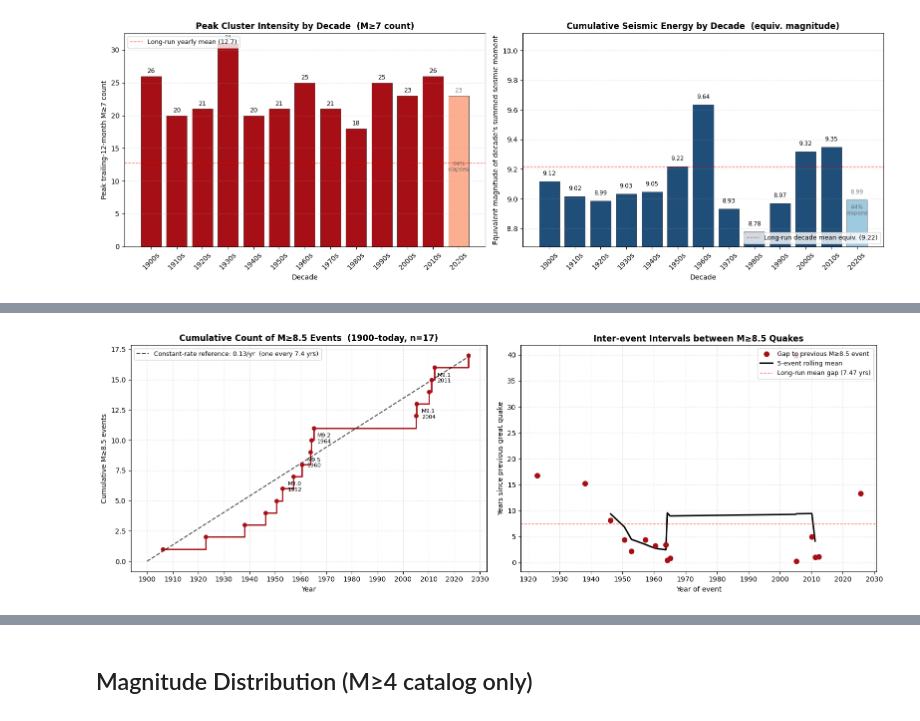
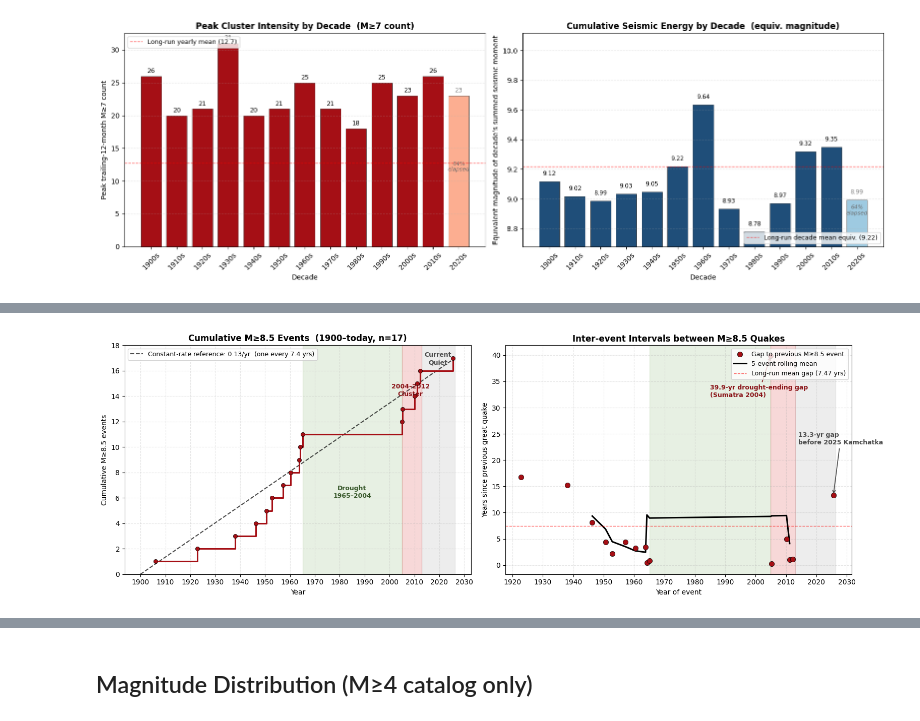
Before and after one commit to Biblejustin/earthquakes, a Jupyter notebook: earthquakes.ipynb, the cells around one changed output, grey strips where cells are left out. Saved outputs shown, nothing was run; the diff lists cells and outputs as text; code cells hidden in the pictures.

```diff
--- a/earthquakes.ipynb
+++ b/earthquakes.ipynb
@@ -386,86 +375,109 @@ great['interval_days'] = great['time'].diff().dt.total_seconds() / 86400
 great['interval_years'] = great['interval_days'] / 365.25
 n_great = len(great)
 
+# Three identified regimes (post-hoc)
+regimes = [
+    (pd.Timestamp('1965-02-05', tz='UTC'), pd.Timestamp('2004-12-26', tz='UTC'),
+     '#7fb069', 'Great Quake Drought\n(39.9 yrs, 0 events)'),
+    (pd.Timestamp('2004-12-26', tz='UTC'), pd.Timestamp('2012-12-31', tz='UTC'),
+     '#d62728', '2004–2012 Cluster\n(6 events in 8 yrs)'),
+    (pd.Timestamp('2013-01-01', tz='UTC'), latest,
+     '#a0a0a0', 'Current Quiet\n(1 event in 13 yrs)'),
+]
+
 fig, (ax1, ax2) = plt.subplots(1, 2, figsize=(16, 5.5))
 
-# Panel 1: Cumulative count
+# Panel 1: Cumulative count with regime shading
+for start_r, end_r, color, label in regimes:
+    ax1.axvspan(start_r, end_r, color=color, alpha=0.18)
 ax1.step(great['time'], np.arange(1, n_great + 1), where='post',
-         color='#a50f15', linewidth=2)
+         color='#a50f15', linewidth=2.2, zorder=3)
 ax1.scatter(great['time'], np.arange(1, n_great + 1),
-            color='#a50f15', s=30, zorder=5)
+            color='#a50f15', s=35, zorder=4, edgecolor='black', linewidth=0.5)
 
-# Constant-rate reference line: fit using whole span, anchored at endpoints
 ref_start = pd.Timestamp(f'{M7_COMPLETE_FROM}-01-01', tz='UTC')
 ref_end = latest
 ref_span_yrs = (ref_end - ref_start).days / 365.25
 ref_rate = n_great / ref_span_yrs
 ax1.plot([ref_start, ref_end], [0, n_great], color='black', linestyle='--',
-         linewidth=1.5, alpha=0.7,
+         linewidth=1.5, alpha=0.7, zorder=2,
          label=f'Constant-rate reference: {ref_rate:.2f}/yr  (one every {1/ref_rate:.1f} yrs)')
 
-# Mark a few notable events with labels
-for _, row in great.nlargest(5, 'mag').iterrows():
-    idx = great.index[great['time'] == row['time']][0] + 1
-    ax1.annotate(f"M{row['mag']:.1f}\n{row['time']:%Y}",
-                 (row['time'], idx),
-                 textcoords='offset points', xytext=(8, -4),
-                 fontsize=8, color='black')
+# Annotate regimes inside the plot
+ax1.text(pd.Timestamp('1985-01-01', tz='UTC'), 6, 'Drought\n1965–2004',
+         ha='center', fontsize=9, color='#3a5a2d', fontweight='bold')
+ax1.text(pd.Timestamp('2008-06-01', tz='UTC'), 14, '2004–2012\nCluster',
+         ha='center', fontsize=9, color='#8a1418', fontweight='bold')
+ax1.text(pd.Timestamp('2019-06-01', tz='UTC'), 16.5, 'Current\nQuiet',
+         ha='center', fontsize=9, color='#4a4a4a', fontweight='bold')
 
 ax1.set_xlabel('Year')
 ax1.set_ylabel(f'Cumulative M≥{GREAT_QUAKE_MAG} events')
-ax1.set_title(f'Cumulative Count of M≥{GREAT_QUAKE_MAG} Events  ({M7_COMPLETE_FROM}–today, n={n_great})',
+ax1.set_title(f'Cumulative M≥{GREAT_QUAKE_MAG} Events  ({M7_COMPLETE_FROM}–today, n={n_great})',
               fontsize=12, fontweight='bold')
 ax1.xaxis.set_major_locator(mdates.YearLocator(10))
 ax1.xaxis.set_major_formatter(mdates.DateFormatter('%Y'))
 ax1.grid(True, alpha=0.3, linestyle='--')
 ax1.legend(loc='upper left', fontsize=9)
+ax1.set_ylim(0, n_great + 1)
 
-# Panel 2: Inter-event intervals
+# Panel 2: Inter-event intervals with regime shading
+for start_r, end_r, color, label in regimes:
+    ax2.axvspan(start_r, end_r, color=color, alpha=0.18)
+
 intervals = great.dropna(subset=['interval_years']).copy()
 ax2.scatter(intervals['time'], intervals['interval_years'],
-            color='#a50f15', s=50, zorder=5,
+            color='#a50f15', s=55, zorder=5, edgecolor='black', linewidth=0.5,
             label=f'Gap to previous M≥{GREAT_QUAKE_MAG} event')
 rolling = intervals['interval_years'].rolling(5, center=True).mean()
 ax2.plot(intervals['time'], rolling, color='black', linewidth=2.2,
          label='5-event rolling mean')
 mean_gap = intervals['interval_years'].mean()
 ax2.axhline(mean_gap, color='red', linestyle='--', linewidth=1, alpha=0.6,
             label=f'Long-run mean gap ({mean_gap:.2f} yrs)')
+
+# Annotate the 39.9-year gap explicitly
+ax2.annotate('39.9-yr drought-ending gap\n(Sumatra 2004)',
+             xy=(pd.Timestamp('2004-12-26', tz='UTC'), 39.9),
+             xytext=(pd.Timestamp('1985-01-01', tz='UTC'), 32),
+             fontsize=9, color='#8a1418', fontweight='bold',
+             arrowprops=dict(arrowstyle='->', color='#8a1418', lw=1.2))
+ax2.annotate('13.3-yr gap\nbefore 2025 Kamchatka',
+             xy=(pd.Timestamp('2025-07-29', tz='UTC'), 13.3),
+             xytext=(pd.Timestamp('2014-01-01', tz='UTC'), 23),
+             fontsize=9, color='#4a4a4a', fontweight='bold',
+             arrowprops=dict(arrowstyle='->', color='#4a4a4a', lw=1.2))
 
 ax2.set_xlabel('Year of event')
 ax2.set_ylabel('Years since previous great quake')
 ax2.set_title(f'Inter-event Intervals between M≥{GREAT_QUAKE_MAG} Quakes',
               fontsize=12, fontweight='bold')
 ax2.xaxis.set_major_locator(mdates.YearLocator(10))
 ax2.xaxis.set_major_formatter(mdates.DateFormatter('%Y'))
 ax2.grid(True, alpha=0.3, linestyle='--')
 ax2.legend(loc='upper right', fontsize=9)
 
 plt.tight_layout()
 save_fig(fig, '06_great_quake_timing.png')
 plt.show()
 
 print(f'M≥{GREAT_QUAKE_MAG} events in catalog: {n_great}')
 print(f'Long-run rate: {ref_rate:.2f}/yr  (one every {1/ref_rate:.1f} years)')
-print(f'Inter-event intervals (years): mean {intervals["interval_years"].mean():.2f}, '
-      f'median {intervals["interval_years"].median():.2f}, '
-      f'min {intervals["interval_years"].min():.2f}, '
-      f'max {intervals["interval_years"].max():.2f}')
 print()
-print(f'Rate per ~30-year window:')
+print('Three regimes (post-hoc identification):')
+print(f'  1965–2004 Drought:     0 events in 39.9 yrs  (expected ~5)')
+print(f'  2004–2012 Cluster:     6 events in  8.0 yrs  (expected ~1)')
+print(f'  2013–today  Quiet:     1 event  in 13.3 yrs  (expected ~2)')
+print()
+print('Rate per ~30-year window:')
 windows = [(1900, 1930), (1930, 1960), (1960, 1990), (1990, 2020), (2020, current_year + 1)]
 for w_start, w_end in windows:
     in_window = great[(great['year'] >= w_start) & (great['year'] < w_end)]
     yrs = w_end - w_start
     n = len(in_window)
     label_end = current_year if w_end > current_year else w_end
     print(f'  {w_start}–{label_end - 1}:  {n} events  ({n / yrs:.2f}/yr, one every {yrs / n if n else float("inf"):.1f} yrs)')
-print()
-print(f'All M≥{GREAT_QUAKE_MAG} events:')
-for _, row in great.iterrows():
-    gap = f"+{row['interval_years']:.1f}y" if pd.notna(row['interval_years']) else '—'
-    print(f'  {row["time"]:%Y-%m-%d}  M{row["mag"]:.1f}  gap {gap:>7s}  {row["place"]}')
 # %% [output]
-[figure, old version]
+[figure, new version]
 M≥8.5 events in catalog: 17
 Long-run rate: 0.13/yr  (one every 7.4 years)
```
Also changed, not shown: parts of 8 cells of this notebook, 1 other file.
